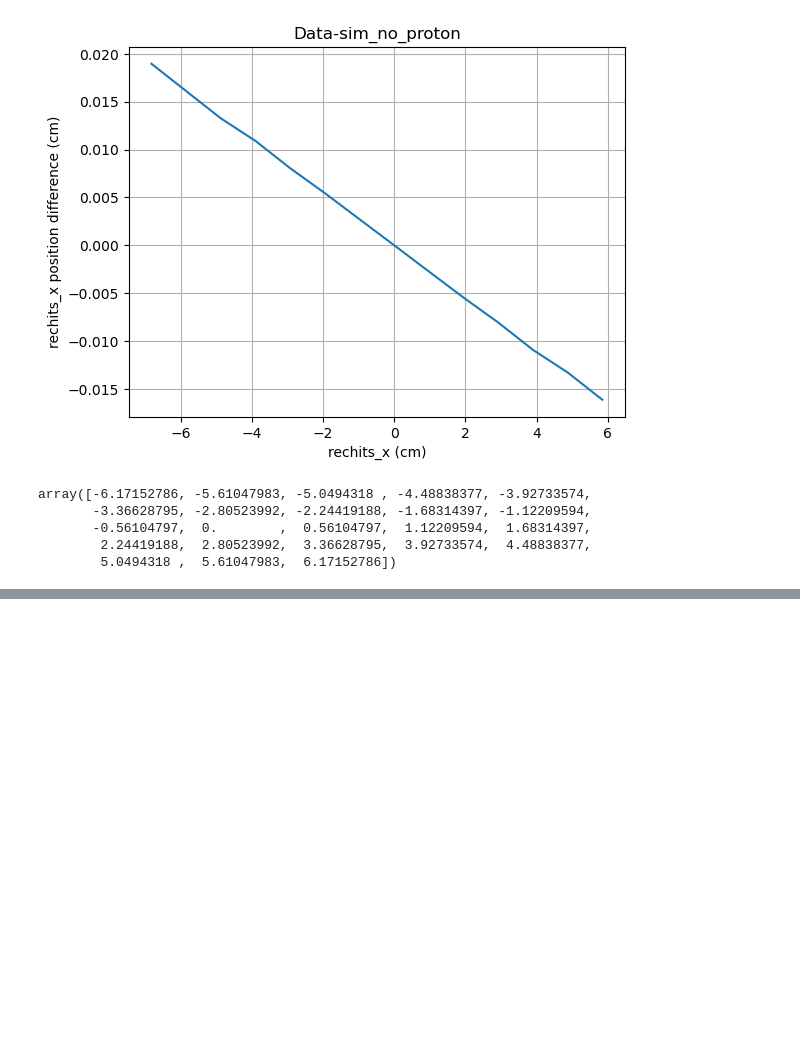
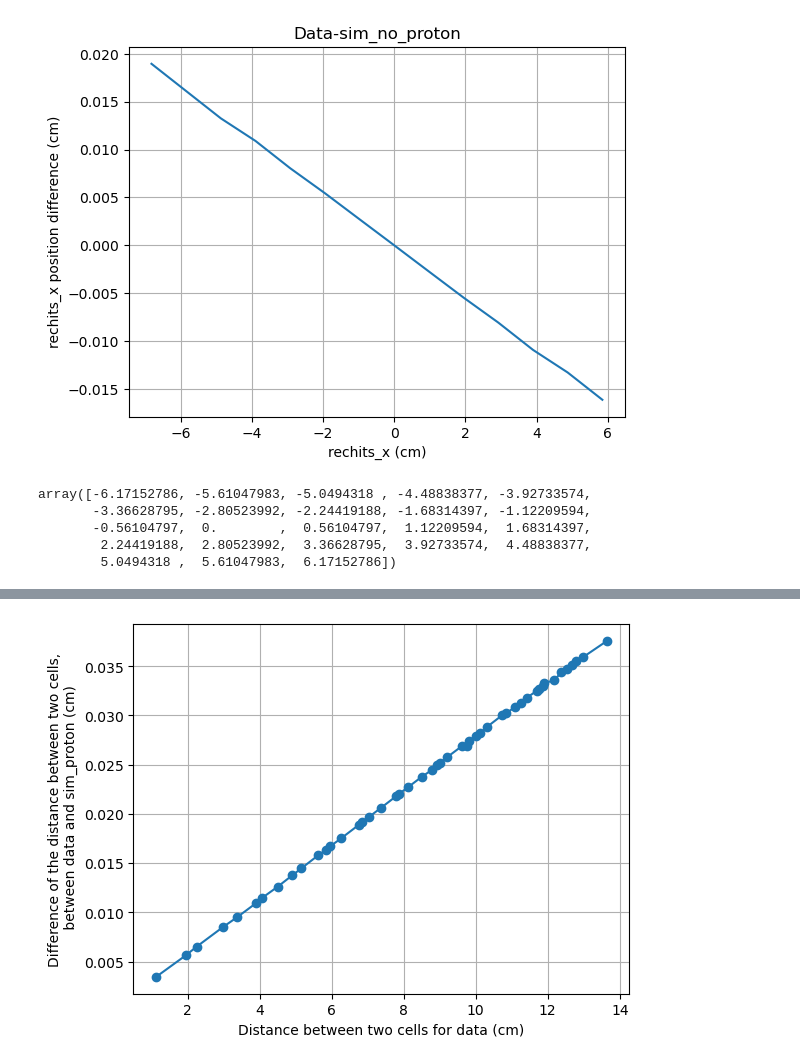
Before and after one commit to tcuisset/HgcalClue3DClusteringPlotting, a Jupyter notebook: notebooks/rechit-position-sim-data.ipynb, the cells around one changed output, grey strips where cells are left out. Saved outputs shown, nothing was run; the diff lists cells and outputs as text; code cells hidden in the pictures; blank space fills up the shorter version.

```diff
--- a/notebooks/rechit-position-sim-data.ipynb
+++ b/notebooks/rechit-position-sim-data.ipynb
@@ -94,0 +117,6 @@ array([-6.18847656e+00, -5.62597656e+00, -5.06347656e+00, -4.50097656e+00,
+# %%
+def make_distances(comp):
+    pos = comp.rechits.value_counts(["rechits_x", "rechits_y"]).index.to_numpy()
+    return set((math.sqrt((x1-x2)**2 + (y1-y2)**2) for (x1, y1) in pos for (x2, y2) in pos))
+# %%
+eps=1e-3
@@ -94,0 +149,9 @@ array([-6.18847656e+00, -5.62597656e+00, -5.06347656e+00, -4.50097656e+00,
+# %%
+plt.plot(merge_closeby(sorted(make_distances(comp_data)), eps=eps),
+    merge_closeby(sorted(make_distances(comp_data)), eps=eps)-merge_closeby(sorted(make_distances(comp_sim_proton)), eps=eps),
+    'o-')
+plt.xlabel("Distance between two cells for data (cm)")
+plt.ylabel("Difference of the distance between two cells,\n between data and sim_proton (cm)")
+plt.grid()
+# %% [output]
+[figure, added]
```
Also changed, not shown: parts of 9 cells of this notebook, 9 other files.
